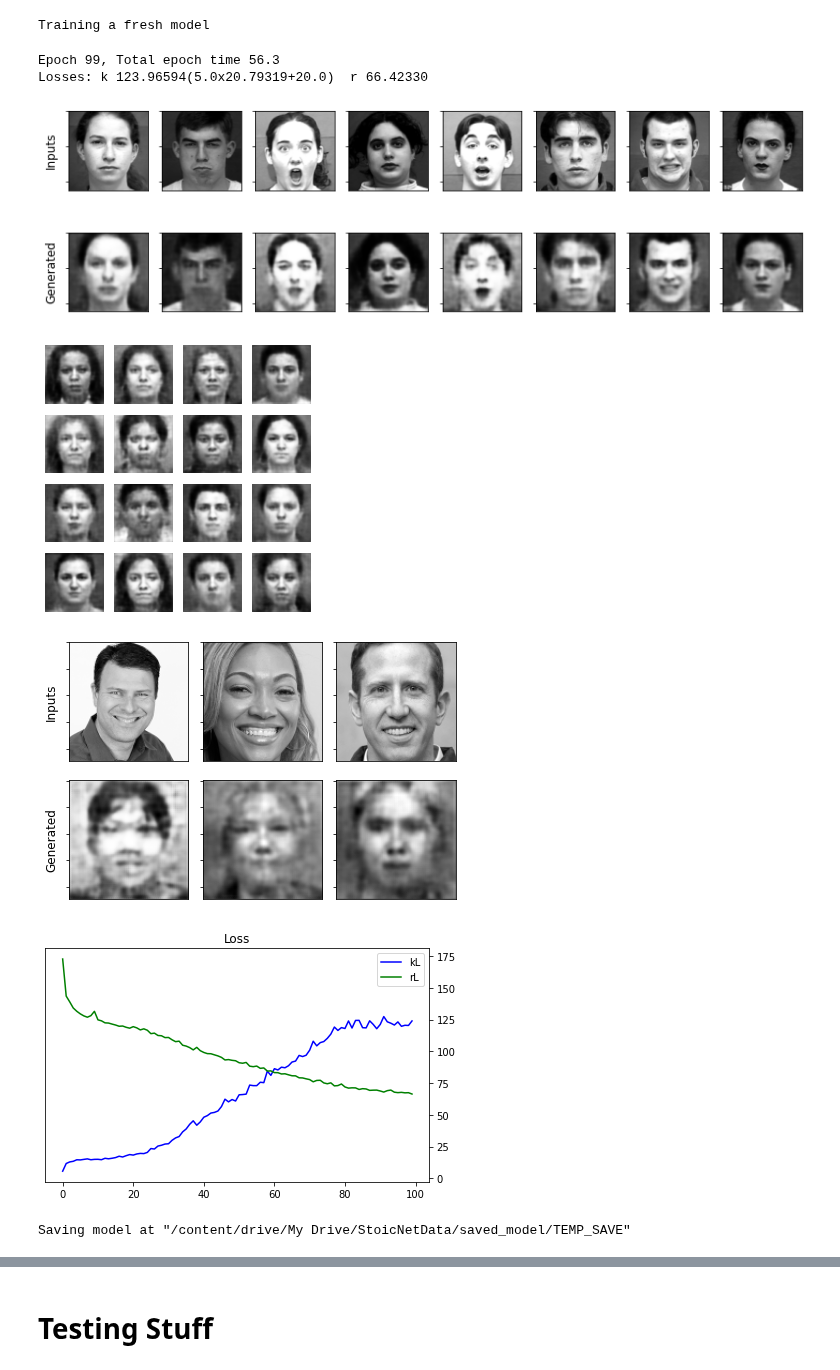
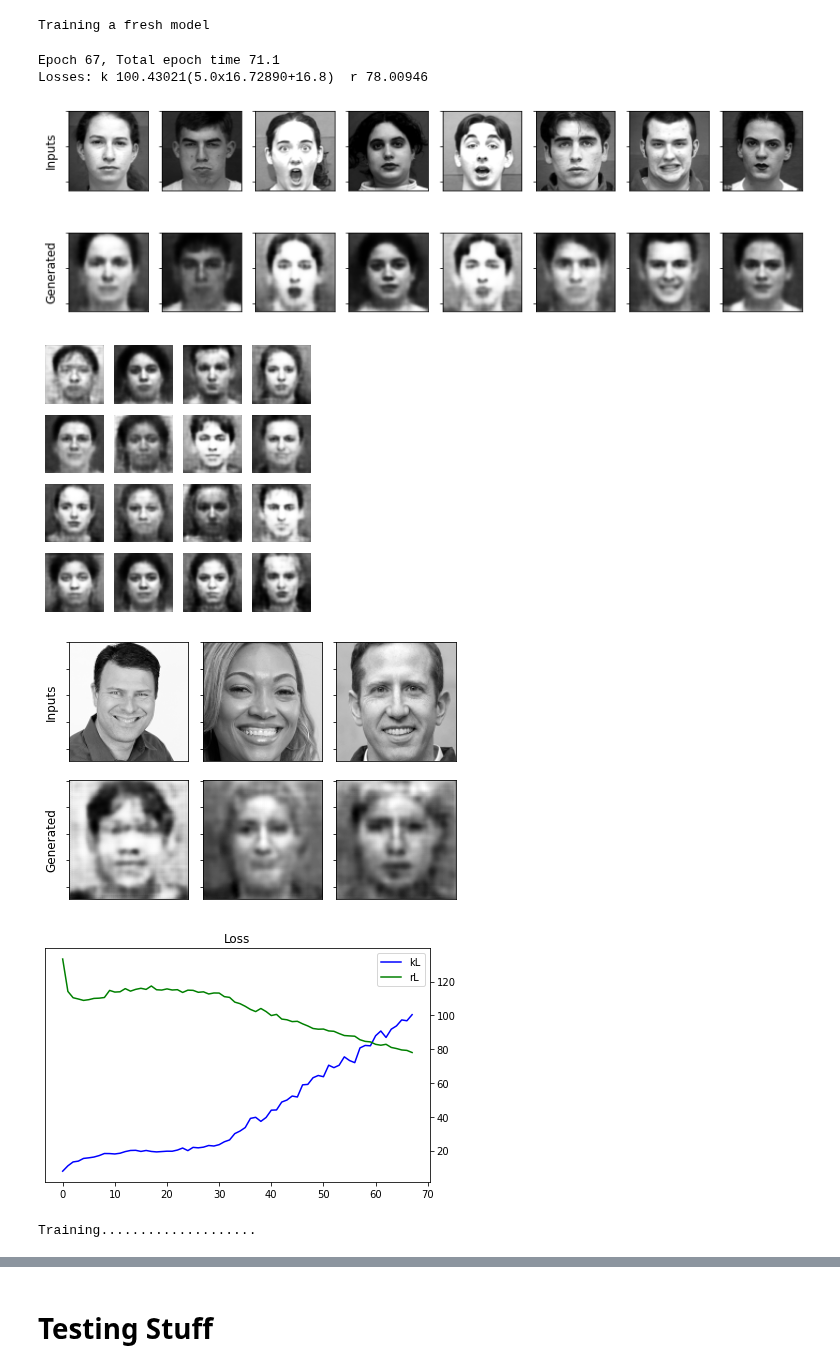
Before and after one commit to willtc111/StoicNet, a Jupyter notebook: Trainer.ipynb, the cells around one changed output, grey strips where cells are left out. Cells and saved outputs as stored; diff of their text form; code cells hidden in the pictures.

```diff
--- a/Trainer.ipynb
+++ b/Trainer.ipynb
@@ -433,6 +427,8 @@ def display_feature_changes():
 FRESH = True
 if not FRESH:
     load_StoicNet("TEMP_SAVE")
+    startEpoch = 67
+    print("Training loaded model from epoch {}".format(startEpoch))
 else:
     print("Training a fresh model")
     startEpoch = 0
@@ -441,27 +437,29 @@ Training a fresh model
 # %%
 # Wkl (aka beta) weighs KL Divergence loss, limiting encoding capacity
 Wkl = tf.convert_to_tensor(5.0, dtype=tf.float32)
-max_Wkl = 1.0
+max_Wkl = 5.0
 Wkl_ramp_start = -1   # Ramps up
-Wkl_ramp_end = 10
+Wkl_ramp_end = 15
 
 # C adds capacity to the encoding
 C = tf.convert_to_tensor(0.0, dtype=tf.float32)
-max_C = 10.0
-C_ramp_start = 15   # Ramps up
-C_ramp_end = 65
+max_C = 25.0
+C_ramp_start = 20   # Ramps up
+C_ramp_end = 70
 
+
+# Tried (50, 0), (5,0), (5,~10), (~5,~25), (), ()
 
 ls = []
 bestLoss = 999999.9
 start_time = time.time()
-for epoch in range(startEpoch, epochs-startEpoch):
+for epoch in range(startEpoch, epochs):
     # Train
     print("\nTraining", end="")
 
     batchCounter = 0
-    #Wkl = min(max_Wkl, max_Wkl * (max(0, (epoch - Wkl_ramp_start)) / Wkl_ramp_end))
-    #Wkl = tf.convert_to_tensor(Wkl, dtype=tf.float32)
+    Wkl = min(max_Wkl, max_Wkl * (max(0, (epoch - Wkl_ramp_start)) / Wkl_ramp_end))
+    Wkl = tf.convert_to_tensor(Wkl, dtype=tf.float32)
     C = min(max_C, max_C * (max(0, (epoch - C_ramp_start)) / C_ramp_end))
     C = tf.convert_to_tensor(C, dtype=tf.float32)
 
@@ -504,37 +502,37 @@ for epoch in range(startEpoch, epochs-startEpoch):
     kl_base = kloss.result().numpy()
     kl = tf.add(tf.math.multiply(kloss.result(), Wkl), C).numpy()
     rl = rloss.result().numpy()
     ls = ls + [(kl, rl)]
 
     save_StoicNet("TEMP_SAVE")
     end_time = time.time()
 
     # Output
     display.clear_output(wait=False)
     print('Epoch {0}, Total epoch time {1:.1f}'.format(epoch, end_time-start_time))
     print('Losses: k {0:.5f}({1:.1f}x{2:.5f}+{3:.1f})  r {4:.5f}'.format(
             kl, Wkl, kl_base, C, rl))
     display_imgs_ratings(random_images_for_generation)
     save_images(epoch, random_vector_for_generation)
     display_novel_images()
     plot_ALL_loss(ls)
 
 
     # Save the model from time to time or if you get a new record (after sufficient training)
     if epoch > 20 and kl + rl < bestLoss:
         bestLoss = kl + rl
         save_StoicNet("TEMP_BEST_MODEL")
         print("*Saved new best*")
     elif (epoch + 1) % 10 == 0:
         save_StoicNet("TEMP_SAVE")
 
     tf.keras.backend.clear_session()
     start_time = time.time()
 # %% [output]
-Epoch 99, Total epoch time 56.3
-Losses: k 123.96594(5.0x20.79319+20.0)  r 66.42330
+Epoch 67, Total epoch time 71.1
+Losses: k 100.43021(5.0x16.72890+16.8)  r 78.00946
-[figure, old version]
+[figure, new version]
-[figure, old version]
+[figure, new version]
-[figure, old version]
+[figure, new version]
-[figure, old version]
+[figure, new version]
-Saving model at "/content/drive/My Drive/StoicNetData/saved_model/TEMP_SAVE"
+Training....................
```
Also changed, not shown: parts of 7 cells of this notebook.
